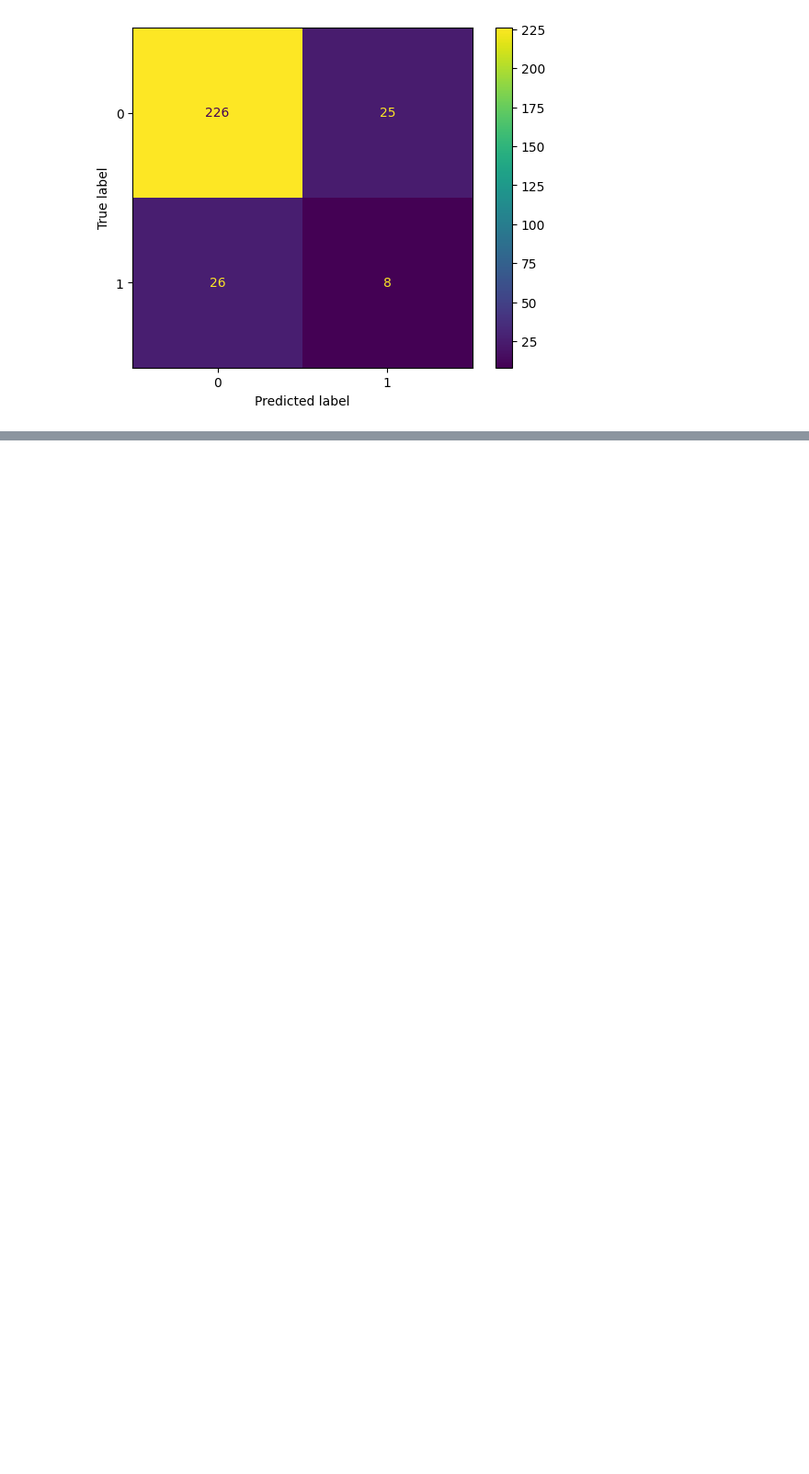
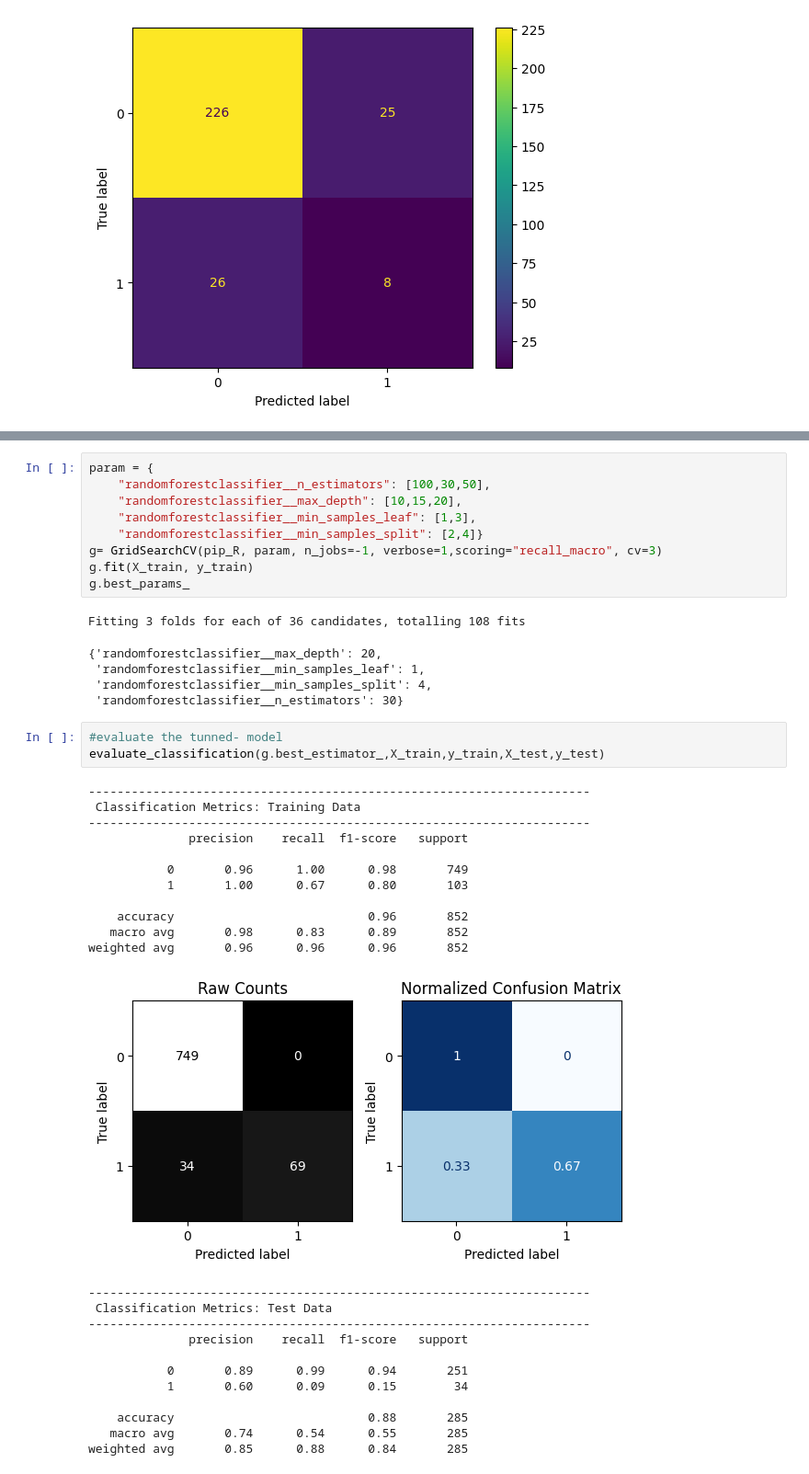
Before and after one commit to doa-2026/machine-learning, a Jupyter notebook: classification_metrics.ipynb, the cells around one changed output, grey strips where cells are left out. Shown at 92% size. Saved outputs shown, nothing was run; the diff lists cells and outputs as text; blank space fills up the shorter version.

```diff
--- a/classification_metrics.ipynb
+++ b/classification_metrics.ipynb
@@ -202,0 +433,42 @@ which is not good
+# %%
+param = {
+    "randomforestclassifier__n_estimators": [100,30,50],
+    "randomforestclassifier__max_depth": [10,15,20],
+    "randomforestclassifier__min_samples_leaf": [1,3],
+    "randomforestclassifier__min_samples_split": [2,4]}
+g= GridSearchCV(pip_R, param, n_jobs=-1, verbose=1,scoring="recall_macro", cv=3)
+g.fit(X_train, y_train)
+g.best_params_
+# %% [output]
+Fitting 3 folds for each of 36 candidates, totalling 108 fits
+{'randomforestclassifier__max_depth': 20,
+ 'randomforestclassifier__min_samples_leaf': 1,
+ 'randomforestclassifier__min_samples_split': 4,
+ 'randomforestclassifier__n_estimators': 30}
+# %%
+#evaluate the tunned- model
+evaluate_classification(g.best_estimator_,X_train,y_train,X_test,y_test)
+# %% [output]
+----------------------------------------------------------------------
+ Classification Metrics: Training Data
+----------------------------------------------------------------------
+              precision    recall  f1-score   support
+
+           0       0.96      1.00      0.98       749
+           1       1.00      0.67      0.80       103
+
+    accuracy                           0.96       852
+   macro avg       0.98      0.83      0.89       852
+weighted avg       0.96      0.96      0.96       852
+[figure, added]
+----------------------------------------------------------------------
+ Classification Metrics: Test Data
+----------------------------------------------------------------------
+              precision    recall  f1-score   support
+
+           0       0.89      0.99      0.94       251
+           1       0.60      0.09      0.15        34
+
+    accuracy                           0.88       285
+   macro avg       0.74      0.54      0.55       285
+weighted avg       0.85      0.88      0.84       285
```
Also changed, not shown: parts of 31 cells of this notebook.
